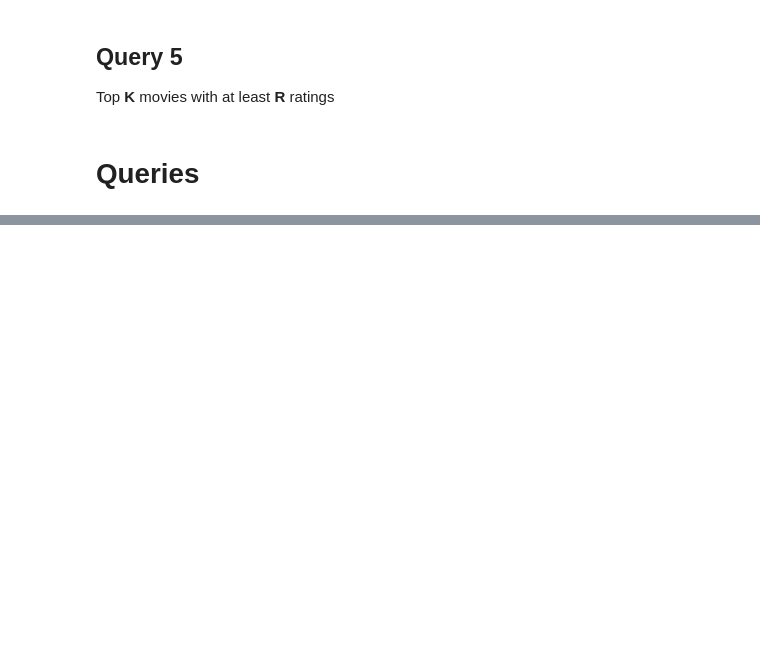
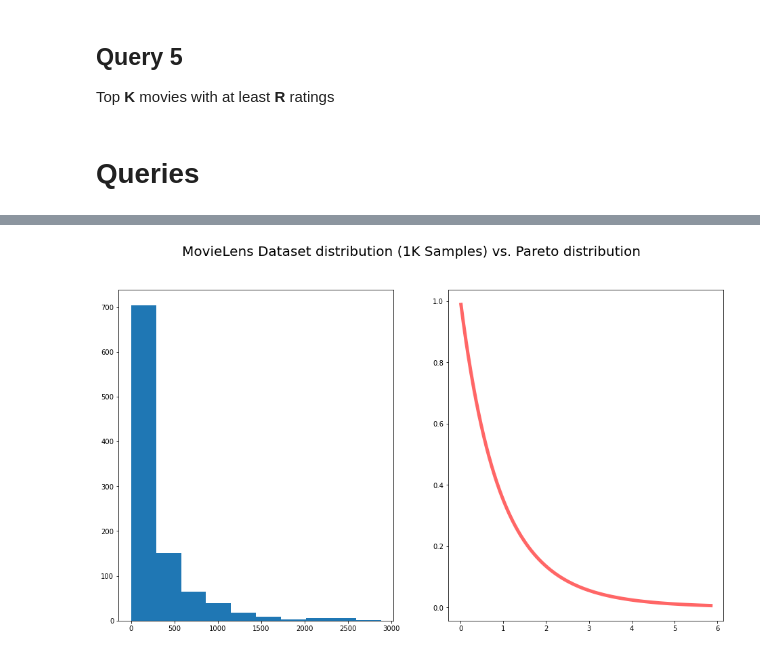
Before and after one commit to zetaemme/movielens_analysis, a Jupyter notebook: movielens.ipynb, the cells around one changed output, grey strips where cells are left out. Cells and saved outputs as stored; diff of their text form; code cells hidden in the pictures; blank space fills up the shorter version.

```diff
--- a/movielens.ipynb
+++ b/movielens.ipynb
@@ -299,0 +241,23 @@ Skewness 100 samples: [6.6904565e-10]
+# %%
+import numpy as np
+from scipy.stats import genpareto
+
+fig, (ax1, ax2) = plt.subplots(1, 2, figsize=(16, 9))
+
+fig.suptitle(
+    "MovieLens Dataset distribution (1K Samples) vs. Pareto distribution",
+    fontsize=20
+)
+
+ax1.hist(one_K_samples)
+
+c = 0.1
+
+mean, var, skew, kurt = genpareto.stats(c, moments='mvsk')
+x = np.linspace(genpareto.ppf(0.01, c), genpareto.ppf(0.99, c), 100)
+
+ax2.plot(x, genpareto.pdf(x, c), 'r-', lw=5, alpha=0.6, label='genpareto pdf')
+
+plt.show()
+# %% [output]
+[figure, added]
```
Also changed, not shown: parts of 5 cells of this notebook.
